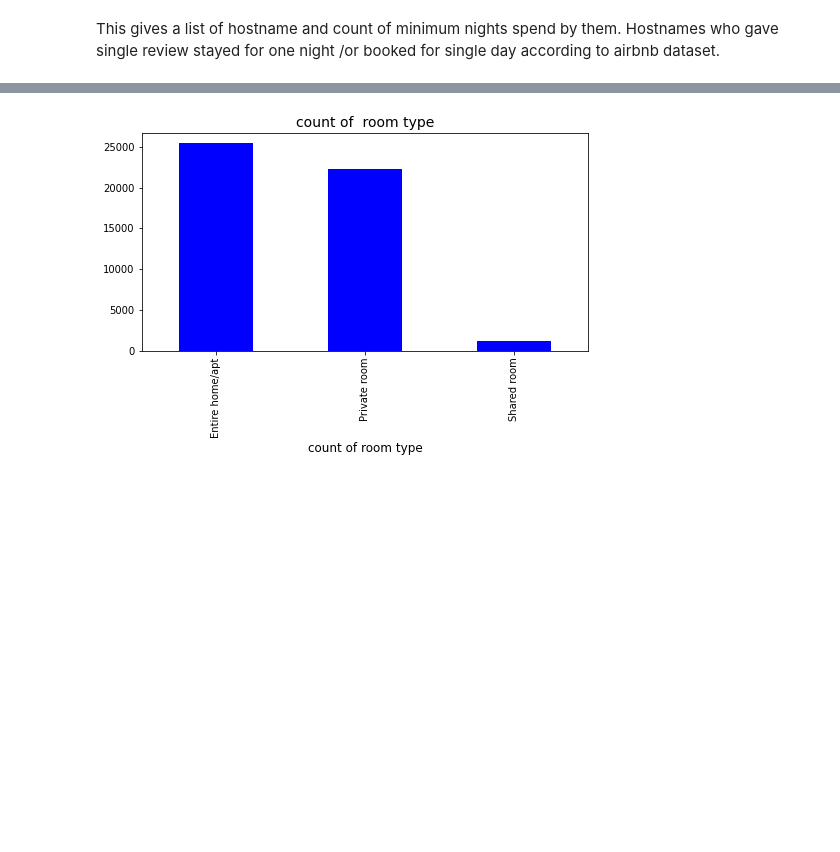
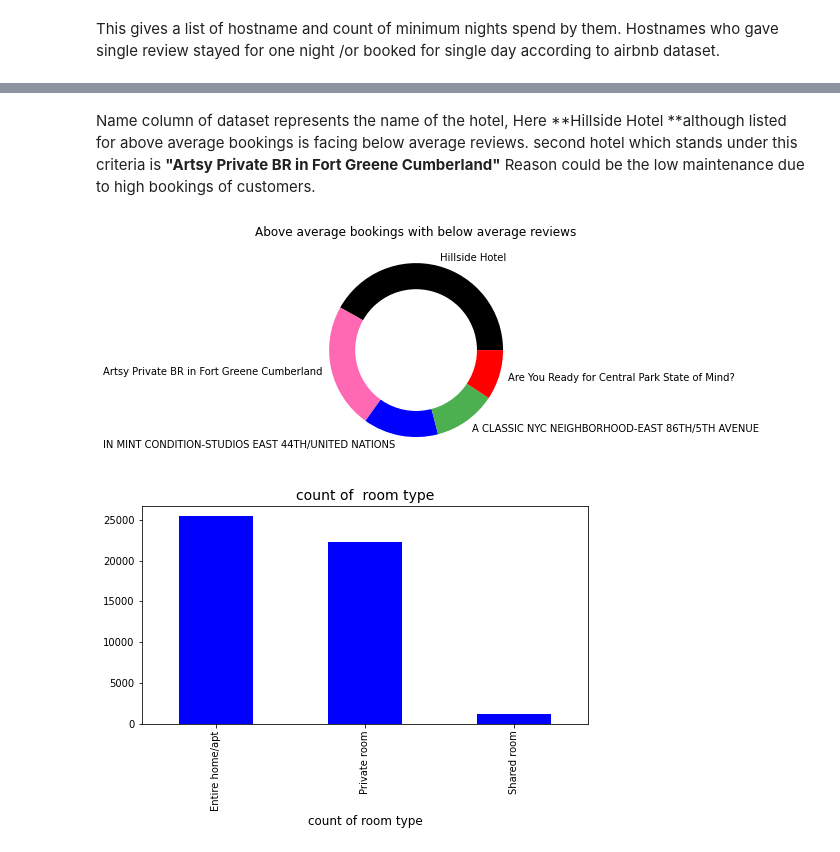
Before and after one commit to Rubina-Fathima/-EDA-Airbnb-NYC-2019-, a Jupyter notebook: airbnb_eda.ipynb, the cells around one changed output, grey strips where cells are left out. Drawn from its saved outputs; the diff is of its cells as text; code cells hidden in the pictures; blank space fills up the shorter version.

```diff
--- a/airbnb_eda.ipynb
+++ b/airbnb_eda.ipynb
@@ -24,8 +24,8 @@ drive.mount('/content/drive')
 Mounted at /content/drive
 # %%
 path='/content/drive/MyDrive/AirBnB Bookings Analysis/Airbnb NYC 2019.csv'
-airbnb_df1=pd.read_csv(path)
-airbnb_df1.head()
+My_Dataframe=pd.read_csv(path)
+My_Dataframe.head()
 # %% [output]
 |  | id | name | host_id | host_name | neighbourhood_group | neighbourhood | latitude | longitude | ... |
 | 0 | 2539 | Clean & quiet apt home by the park | 2787 | John | Brooklyn | Kensington | 40.64749 | -73.97237 | ... |
@@ -213,0 +191,6 @@ Here 2019-06-10 Manhattan neighbourhood Financial District price is 230
+# %%
+#Here i want to know reviews of customers who has above average listings in the dataset.
+My_Dataframe['calculated_host_listings_count'].mean() #gives 7 as average listings in output
+My_Dataframe['number_of_reviews'].mean() # gives 23 as average reviews
+review_home_records = My_Dataframe.loc[(My_Dataframe['number_of_reviews'] <23)& (My_Dataframe['calculated_host_listings_count']>7)]
+review_home_records['name'].value_counts().head(10)
@@ -214 +209,19 @@ Here 2019-06-10 Manhattan neighbourhood Financial District price is 230
+# %% [markdown]
+Name column of dataset represents the name of the hotel, Here **Hillside Hotel **although listed for above average bookings is facing below average reviews.
+second hotel which stands under this criteria is **"Artsy Private BR in Fort Greene Cumberland"**
+Reason could be the low maintenance due to high bookings of customers.
+# %%
+#Here im trying to show low reviews with respect to high bookings of hotel.
+high_booking_low_review=review_home_records['name'].value_counts().head(5)
+mylabels = ["Hillside Hotel", "Artsy Private BR in Fort Greene Cumberland", "IN MINT CONDITION-STUDIOS EAST 44TH/UNITED NATIONS ", "A CLASSIC NYC NEIGHBORHOOD-EAST 86TH/5TH AVENUE","Are You Ready for Central Park State of Mind?"]
+length_list = [0.2, 0, 0, 0,0 ]
+mycolors = ["black", "hotpink", "b", "#4CAF50","red"]
+plt.pie(high_booking_low_review,labels=mylabels,colors=mycolors)
+plt.title("Above average bookings with below average reviews")
+centre_circle = plt.Circle((0,0),0.70,fc='white')
+fig = plt.gcf()
+fig.gca().add_artist(centre_circle)
+plt.show()
+# %% [output]
+[figure, added]
 # %%
```
Also changed, not shown: parts of 37 cells of this notebook.
